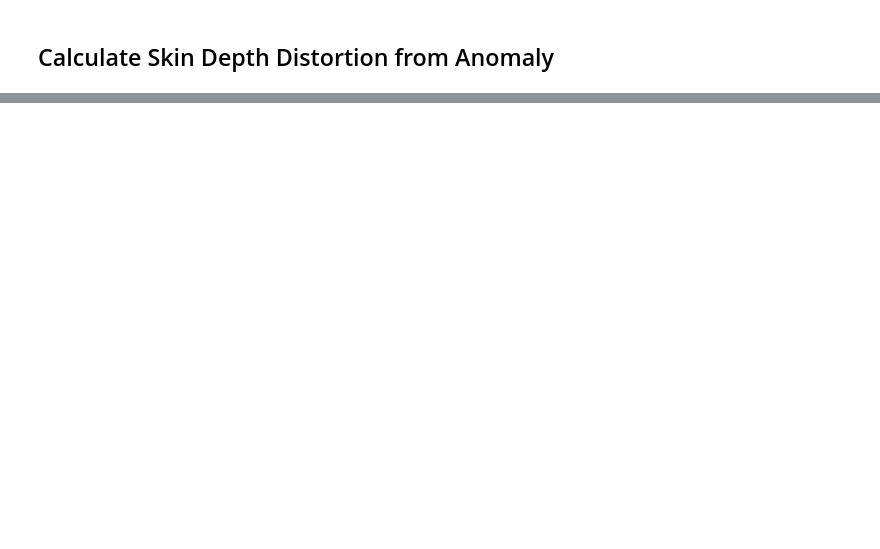
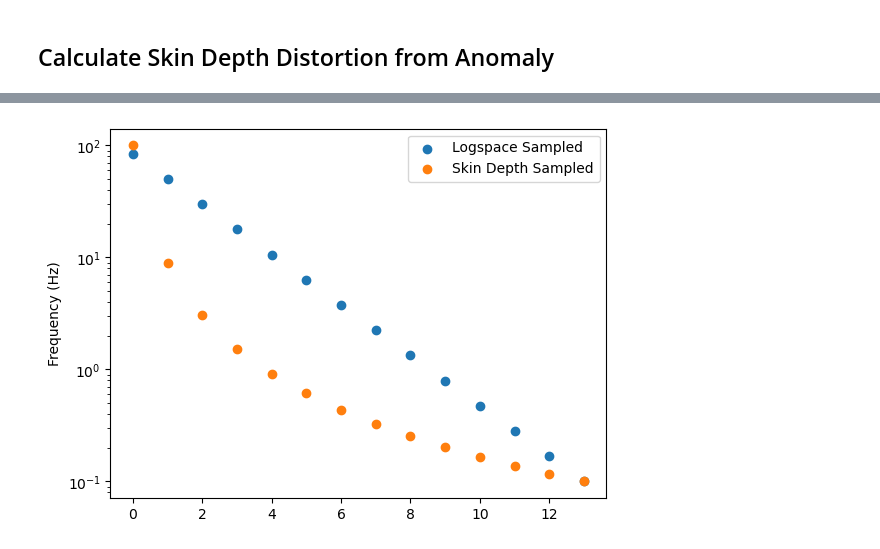
Before and after one commit to RylanDS7/MT-Freq-Spacing, a Jupyter notebook: skin_depth_tests.ipynb, the cells around one changed output, grey strips where cells are left out. Drawn from its saved outputs; the diff is of its cells as text; code cells hidden in the pictures; blank space fills up the shorter version.

```diff
--- a/skin_depth_tests.ipynb
+++ b/skin_depth_tests.ipynb
@@ -97,0 +167,10 @@ plt.show()
+# %%
+plt.scatter(np.arange(len(freqs_sampled)), np.flip(freqs_sampled), label='Logspace Sampled')
+plt.scatter(np.arange(len(freqs_sd_sampled)), freqs_sd_sampled, label='Skin Depth Sampled')
+
+plt.yscale('log')
+plt.ylabel('Frequency (Hz)')
+plt.legend()
+plt.show()
+# %% [output]
+[figure, added]
```
Also changed, not shown: parts of 10 cells of this notebook.
